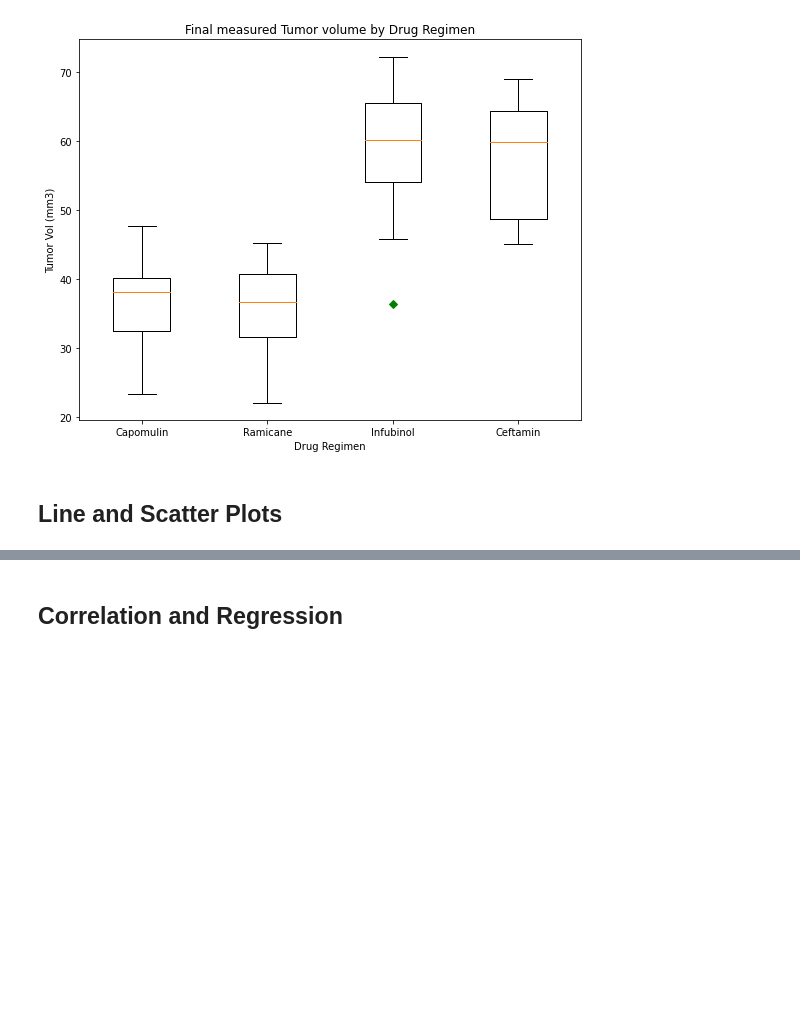
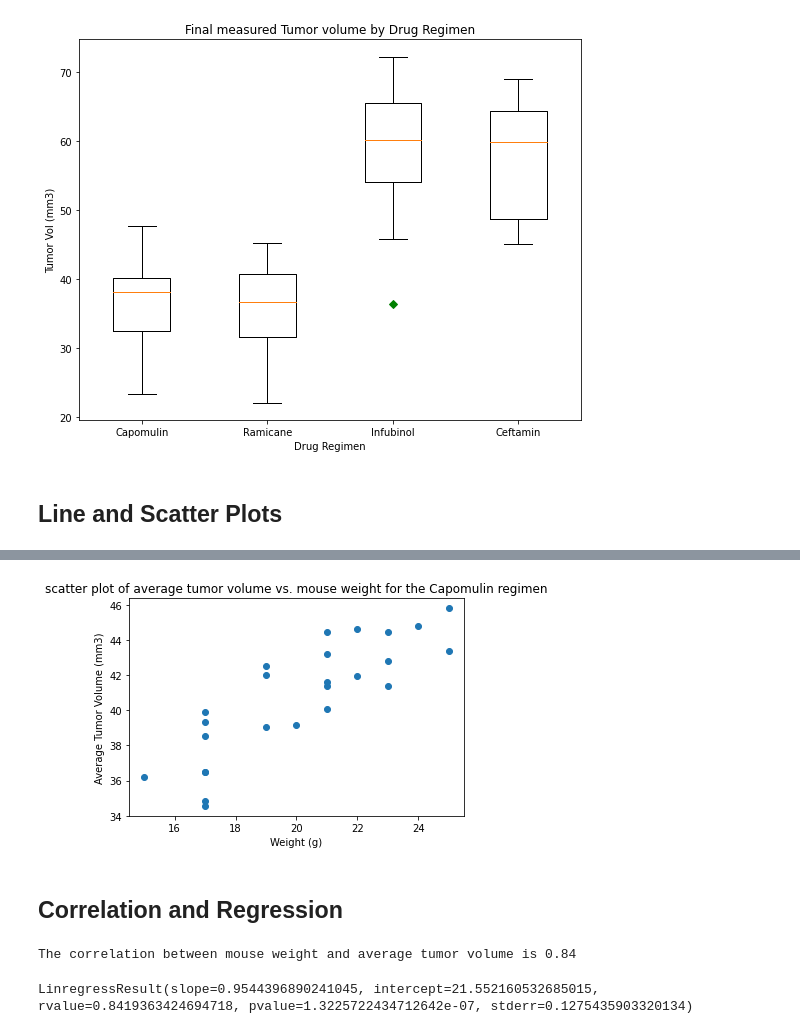
Before and after one commit to eliot1335/Pymaceuticals--Matplotlib-Visualization, a Jupyter notebook: Pymaceuticals/pymaceuticals.ipynb, the cells around one changed output, grey strips where cells are left out. Drawn from its saved outputs; the diff is of its cells as text; code cells hidden in the pictures; blank space fills up the shorter version.

```diff
--- a/Pymaceuticals/pymaceuticals.ipynb
+++ b/Pymaceuticals/pymaceuticals.ipynb
@@ -280,0 +303,8 @@ plt.xticks([1,2,3,4],treatments)
+# %%
+# Create a df with only mice treated with Capomulin and average out values in all columns
+
+treatment_capo = cleaned_df[cleaned_df["Drug Regimen"].isin(["Capomulin"])]
+capo_avg = treatment_capo.groupby("Mouse ID").mean()
+capo_avg_df = pd.DataFrame(capo_avg)
+
+capo_avg_df
@@ -281,5 +330,27 @@ plt.xticks([1,2,3,4],treatments)
+# %%
+# Generate a scatter plot of average tumor volume vs. mouse weight for the Capomulin regimen
+capo_weight = capo_avg_df["Weight (g)"]
+capo_tumor_vol = capo_avg_df["Tumor Volume (mm3)"]
+
+plt.scatter(capo_weight, capo_tumor_vol)
+plt.title("Scatter plot of average tumor volume vs. mouse weight for the Capomulin regimen")
+plt.xlabel("Weight (g)")
+plt.ylabel("Average Tumor Volume (mm3)")
+plt.show()
+# %% [output]
+[figure, added]
 # %% [markdown]
 ## Correlation and Regression
 # %%
 # Calculate the correlation coefficient and linear regression model
 # for mouse weight and average tumor volume for the Capomulin regimen
+correl = round(st.pearsonr(capo_weight, capo_tumor_vol)[0],2)
+print(f"The correlation between mouse weight and average tumor volume is {correl}")
+# %% [output]
+The correlation between mouse weight and average tumor volume is 0.84
+# %%
+
+model = st.linregress(capo_weight, capo_tumor_vol)
+model
+# %% [output]
+LinregressResult(slope=0.9544396890241045, intercept=21.552160532685015, rvalue=0.8419363424694718, pvalue=1.3225722434712642e-07, stderr=0.1275435903320134)
```
Also changed, not shown: parts of 9 cells of this notebook.
